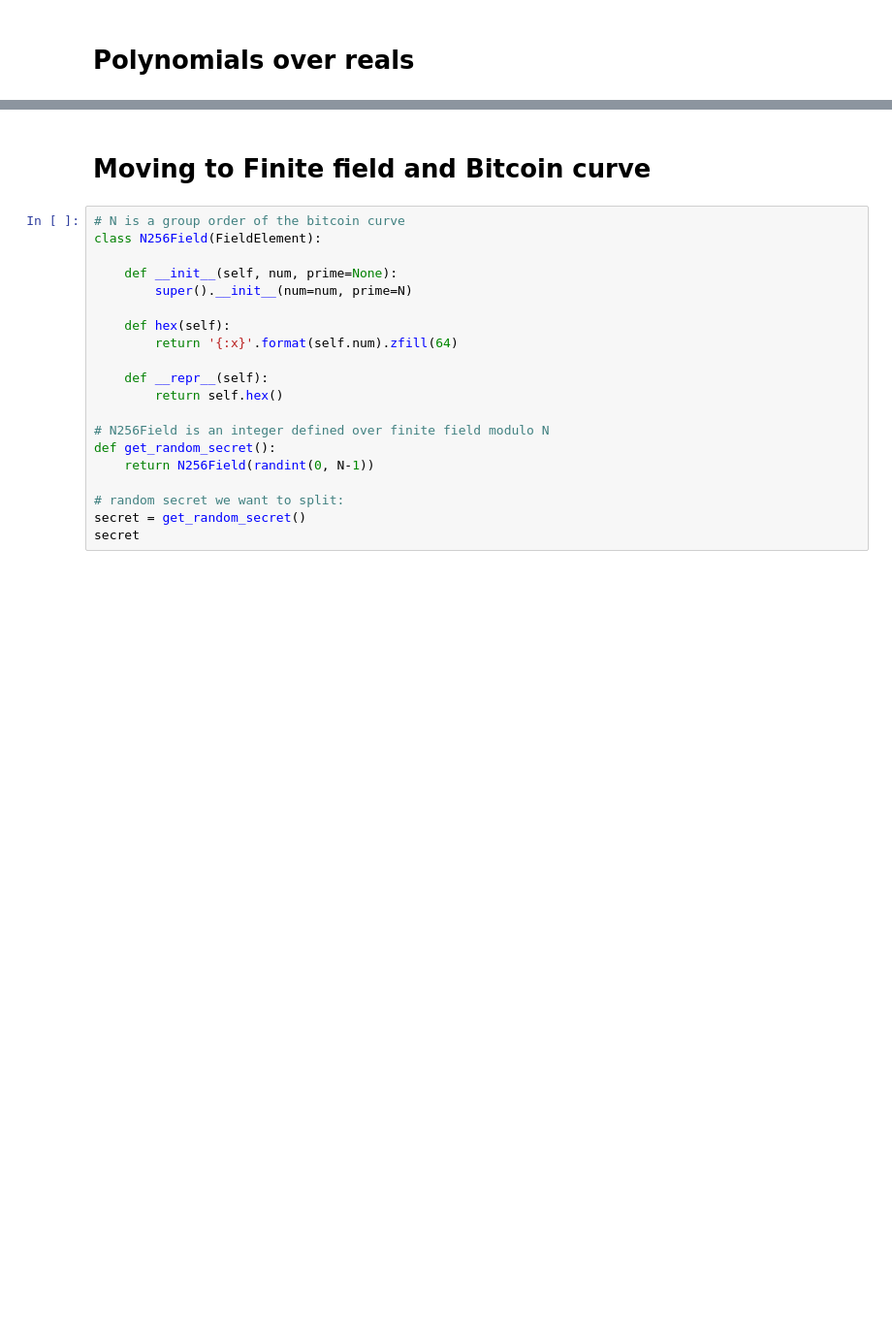
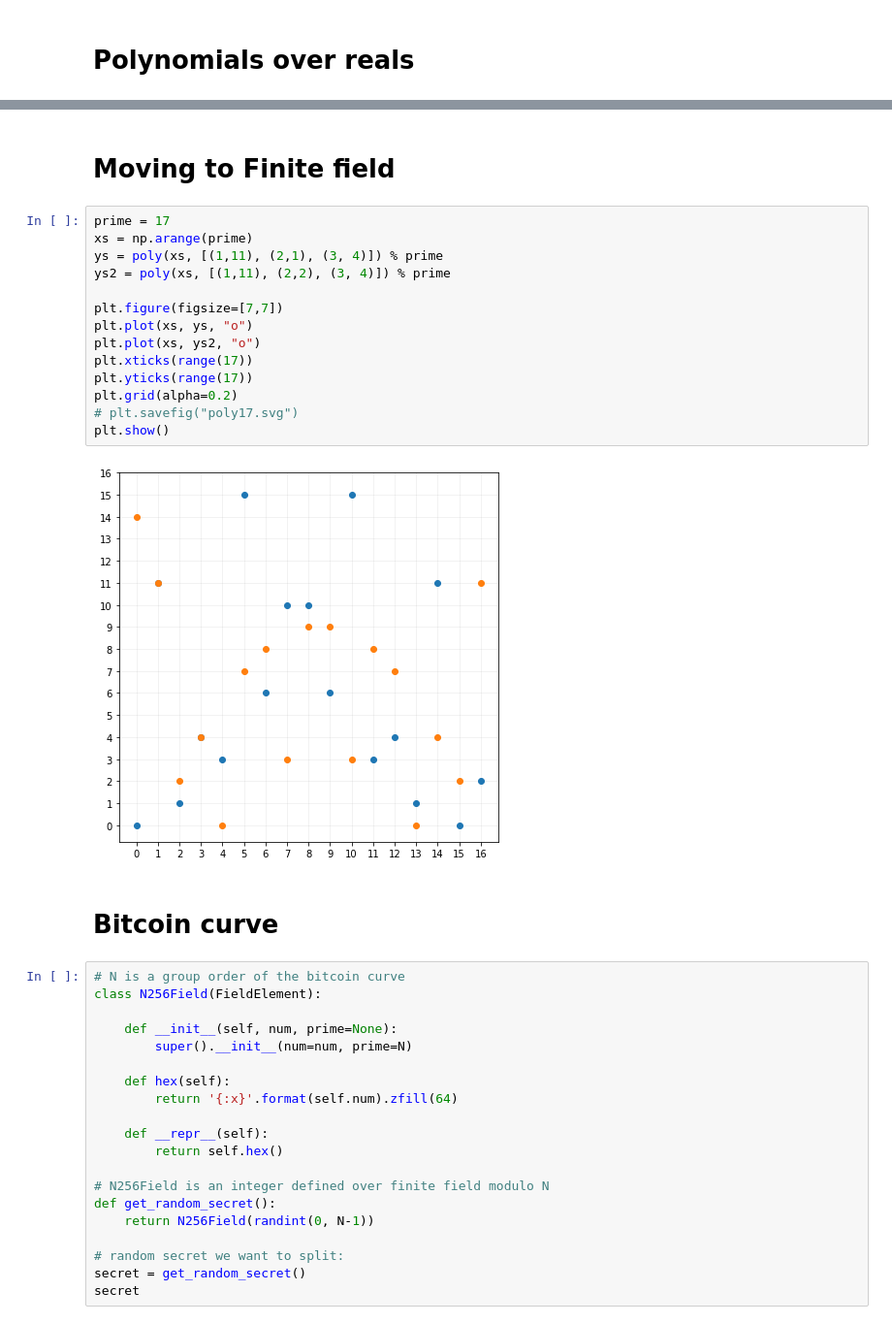
Before and after one commit to stepansnigirev/shamir-schnorr, a Jupyter notebook: shamir-schnorr.ipynb, the cells around one changed output, grey strips where cells are left out. Shown at 97% size. Saved outputs shown, nothing was run; the diff lists cells and outputs as text; blank space fills up the shorter version.

Commit message:
plot for finite field mod 17

```diff
--- a/shamir-schnorr.ipynb
+++ b/shamir-schnorr.ipynb
@@ -37,7 +37,25 @@ plt.show()
 # %% [output]
 [figure]
 # %% [markdown]
-# Moving to Finite field and Bitcoin curve
+# Moving to Finite field
+# %%
+prime = 17
+xs = np.arange(prime)
+ys = poly(xs, [(1,11), (2,1), (3, 4)]) % prime
+ys2 = poly(xs, [(1,11), (2,2), (3, 4)]) % prime
+
+plt.figure(figsize=[7,7])
+plt.plot(xs, ys, "o")
+plt.plot(xs, ys2, "o")
+plt.xticks(range(17))
+plt.yticks(range(17))
+plt.grid(alpha=0.2)
+# plt.savefig("poly17.svg")
+plt.show()
+# %% [output]
+[figure, added]
+# %% [markdown]
+# Bitcoin curve
 # %%
 # N is a group order of the bitcoin curve
 class N256Field(FieldElement):
```
Also changed, not shown: parts of 1 cell of this notebook.
